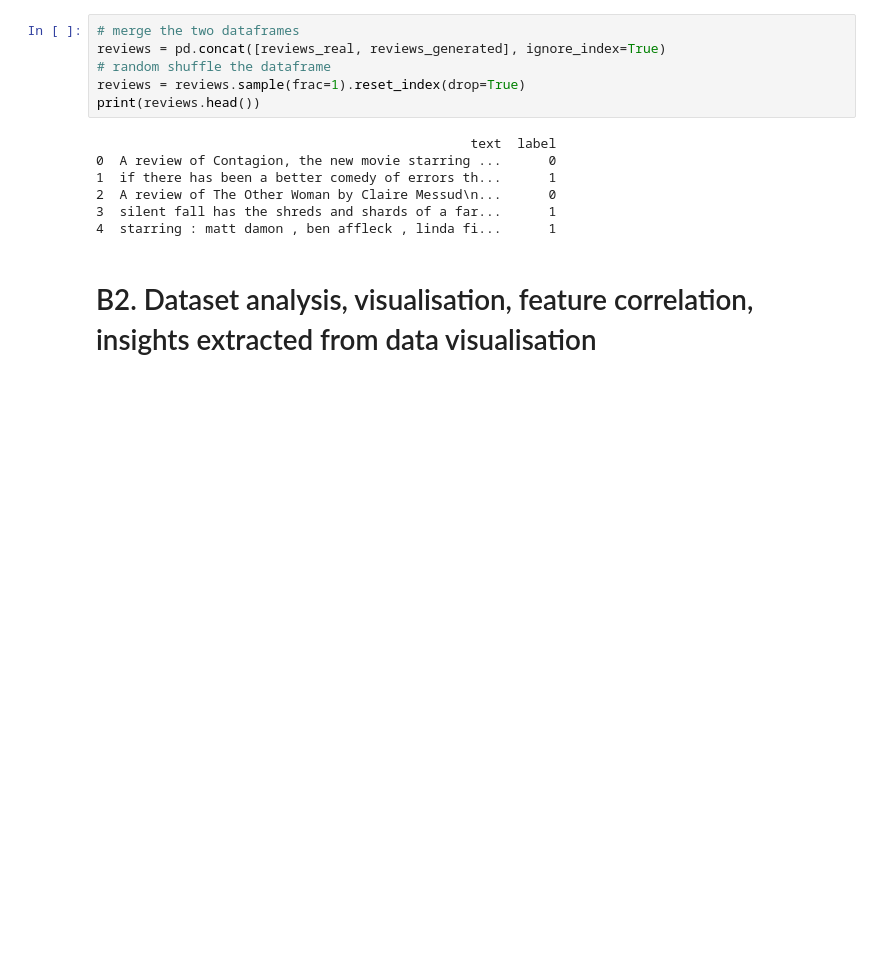
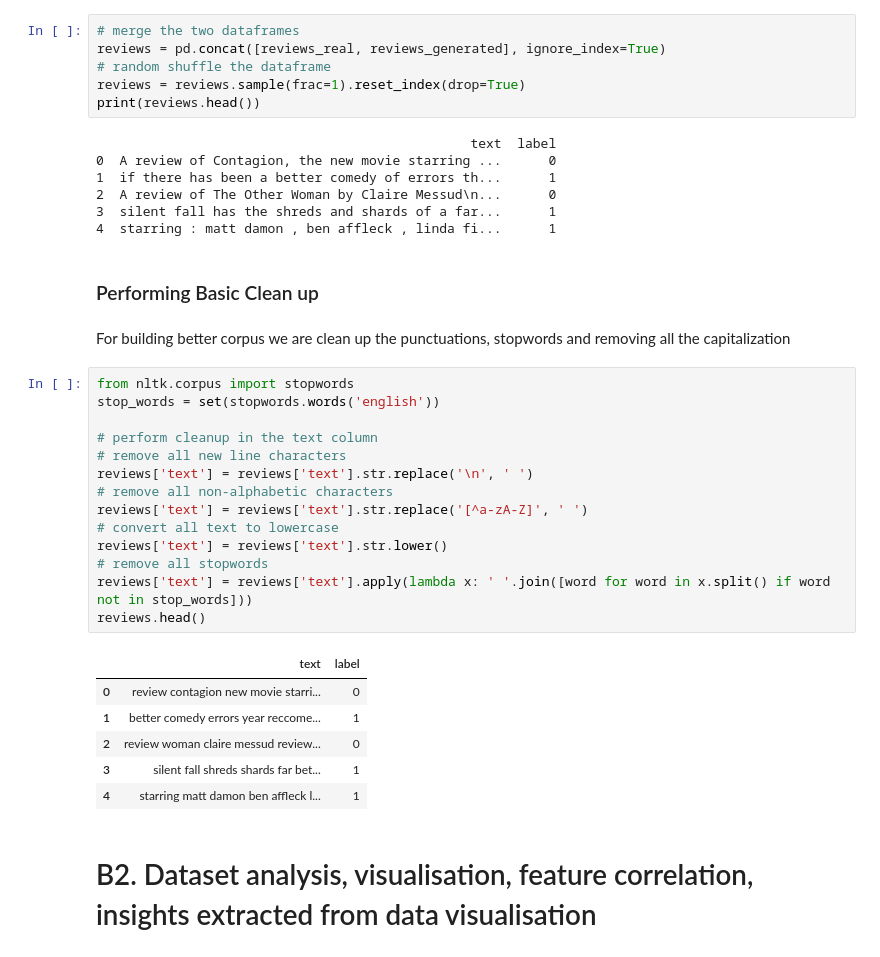
Before and after one commit to nilooy5/Fake_Movie_Review_Predictor, a Jupyter notebook: fake_movie_predictor.ipynb, the cells around one changed output. Cells and saved outputs as stored; diff of their text form; blank space fills up the shorter version.

```diff
--- a/fake_movie_predictor.ipynb
+++ b/fake_movie_predictor.ipynb
@@ -99,5 +99,30 @@ print(reviews.head())
 2  A review of The Other Woman by Claire Messud\n...      0
 3  silent fall has the shreds and shards of a far...      1
 4  starring : matt damon , ben affleck , linda fi...      1
+# %% [markdown]
+### Performing Basic Clean up
+# %% [markdown]
+For building better corpus we are clean up the punctuations, stopwords and removing all the capitalization
+# %%
+from nltk.corpus import stopwords
+stop_words = set(stopwords.words('english'))
+
+# perform cleanup in the text column
+# remove all new line characters
+reviews['text'] = reviews['text'].str.replace('\n', ' ')
+# remove all non-alphabetic characters
+reviews['text'] = reviews['text'].str.replace('[^a-zA-Z]', ' ')
+# convert all text to lowercase
+reviews['text'] = reviews['text'].str.lower()
+# remove all stopwords
+reviews['text'] = reviews['text'].apply(lambda x: ' '.join([word for word in x.split() if word not in stop_words]))
+reviews.head()
+# %% [output]
+|  | text | label |
+| 0 | review contagion new movie starri... | 0 |
+| 1 | better comedy errors year reccome... | 1 |
+| 2 | review woman claire messud review... | 0 |
+| 3 | silent fall shreds shards far bet... | 1 |
+| 4 | starring matt damon ben affleck l... | 1 |
 # %% [markdown]
 # B2. Dataset analysis, visualisation, feature correlation, insights extracted from data visualisation
```
Also changed, not shown: parts of 8 cells of this notebook.
